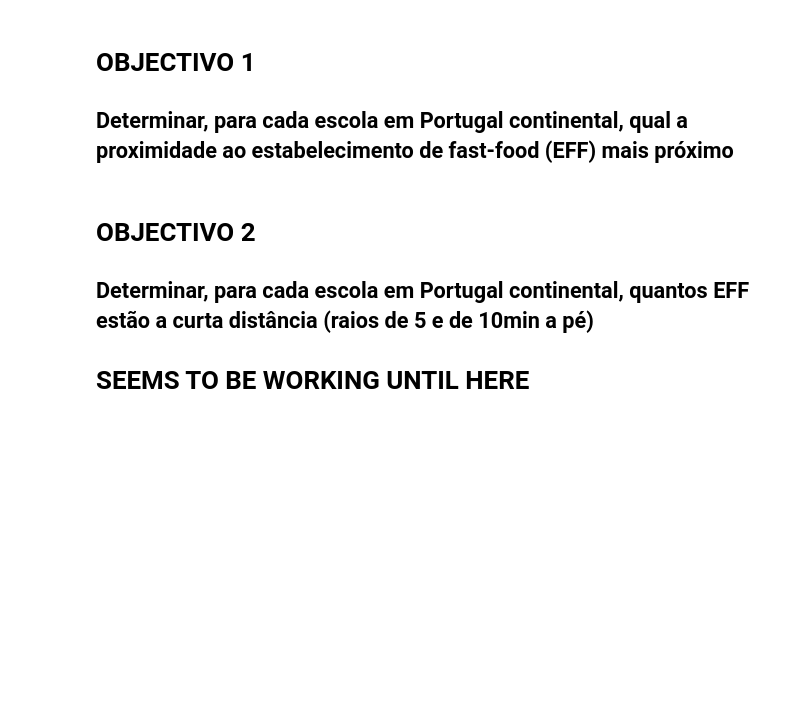
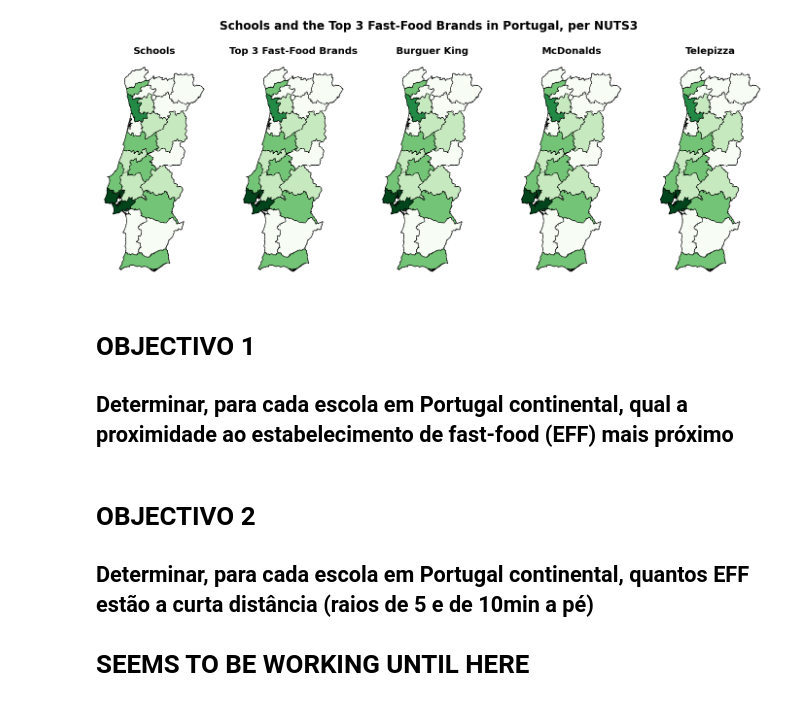
Before and after one commit to jsantos42/FastFoodAroundSchools, a Jupyter notebook: main.ipynb, the cells around one changed output. Saved outputs shown, nothing was run; the diff lists cells and outputs as text; code cells hidden in the pictures; blank space fills up the shorter version.

```diff
--- a/main.ipynb
+++ b/main.ipynb
@@ -243,3 +233,34 @@ grafico6 = rest_nut.plot(ax=g6, column='count', figsize=(5,5), legend=True, sche
+# %%
+# Plot the total schools and restaurants in Portugal, per NUTS3
+%matplotlib inline
+
+axes = (ax1, ax2, ax3, ax4, ax5)
+subplot_titles = ["Schools", "Top 3 Fast-Food Brands", "Burguer King", "McDonalds", "Telepizza"]
+fig, axes = pyplot.subplots(nrows=1, ncols=5, figsize=(20,8))
+fig.set_facecolor((1,1,1))
+fig.tight_layout()
+fig.subplots_adjust(top=0.85)
+fig.suptitle('Schools and the Top 3 Fast-Food Brands in Portugal, per NUTS3',
+             va='top', fontsize=24, fontweight='bold')
+
+def plot_nut(name):
+    for i, j in zip(axes, subplot_titles):
+        name.plot(ax=i,
+                  column='count',
+                  figsize=(4,8),
+                  scheme='FisherJenks',
+                  cmap='Greens',
+                  edgecolor='k')
+        i.set_axis_off()
+        i.set_title(j, fontsize=20, fontweight='bold')
+
+plot_nut(schools_nut)
+plot_nut(rest_nut)
+plot_nut(bk_nut)
+plot_nut(mcd_nut)
+plot_nut(tel_nut)
+# %% [output]
+[figure, added]
 # %% [markdown]
 <h1></h1>
 <h1>OBJECTIVO 1</h1>
```
Also changed, not shown: parts of 2 cells of this notebook.
